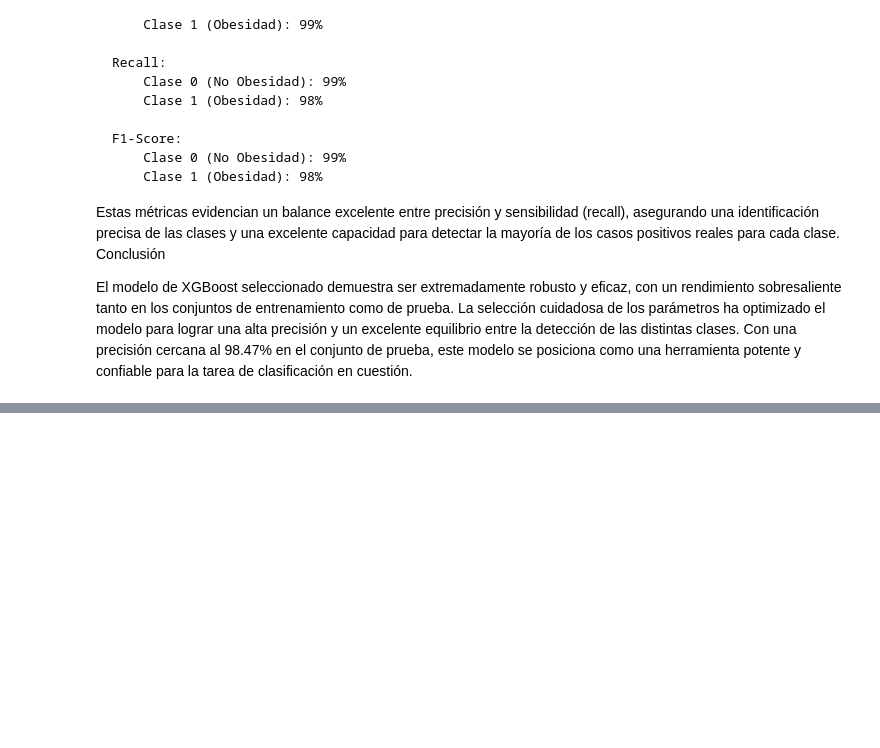
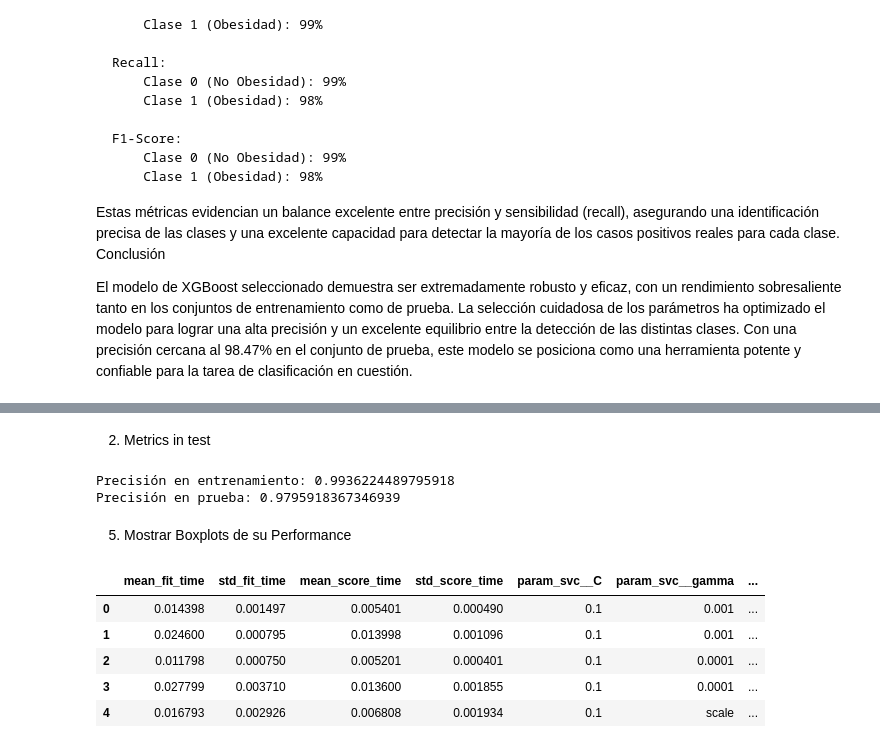
Before and after one commit to alejbormeg/MasterBigDataML-MachineLearningI, a Jupyter notebook: src/proyecto.ipynb, the cells around one changed output, grey strips where cells are left out. Cells and saved outputs as stored; diff of their text form; code cells hidden in the pictures; blank space fills up the shorter version.

```diff
--- a/src/proyecto.ipynb
+++ b/src/proyecto.ipynb
@@ -1503,0 +1498,29 @@ El modelo de XGBoost seleccionado demuestra ser extremadamente robusto y eficaz,
+# %%
+# Preprocesador
+preprocessor = ColumnTransformer(
+    transformers=[
+        ('num', StandardScaler(), numerical_columns),
+        ('cat', OneHotEncoder(), categorical_columns)
+    ]
+)
+
+# Pipeline con preprocesador y SVC
+pipeline = Pipeline([
+    ('preprocessor', preprocessor),
+    ('svc', SVC(random_state=42))
+])
+
+# Espacio de parámetros para GridSearchCV
+param_grid = {
+    'svc__C': [0.1, 1, 10, 100],  # Valores comunes para C
+    'svc__kernel': ['linear', 'rbf'],  # Kernels a probar
+    'svc__gamma': [0.001, 0.0001, 'scale', 'auto']  # Solo relevante para kernel 'rbf'
+}
+
+# Aplicar GridSearchCV con validación cruzada
+grid_search = GridSearchCV(pipeline, param_grid, cv=5, scoring='accuracy', verbose=10)
+grid_search.fit(X_train, y_train)  # Asegúrate de haber definido X_train y y_train
+
+# Mejores parámetros y mejor puntuación
+print("Mejores parámetros:", grid_search.best_params_)
+print("Mejor puntuación de validación cruzada:", grid_search.best_score_)
@@ -1503,0 +1545,30 @@ El modelo de XGBoost seleccionado demuestra ser extremadamente robusto y eficaz,
+# %% [markdown]
+2. Metrics in test
+# %%
+# Mejor modelo
+best_svm = grid_search.best_estimator_
+
+# Predicciones y evaluación
+y_pred_train = best_svm.predict(X_train)
+y_pred_test = best_svm.predict(X_test)
+accuracy_train = accuracy_score(y_train, y_pred_train)
+accuracy_test = accuracy_score(y_test, y_pred_test)
+
+print(f'Precisión en entrenamiento: {accuracy_train}')
+print(f'Precisión en prueba: {accuracy_test}')
+# %% [output]
+Precisión en entrenamiento: 0.9936224489795918
+Precisión en prueba: 0.9795918367346939
+# %% [markdown]
+5. Mostrar Boxplots de su Performance
+# %%
+# Obtener resultados del grid search
+results = pd.DataFrame(grid_search.cv_results_)
+results.head()
+# %% [output]
+|  | mean_fit_time | std_fit_time | mean_score_time | std_score_time | param_svc__C | param_svc__gamma | ... |
+| 0 | 0.014398 | 0.001497 | 0.005401 | 0.000490 | 0.1 | 0.001 | ... |
+| 1 | 0.024600 | 0.000795 | 0.013998 | 0.001096 | 0.1 | 0.001 | ... |
+| 2 | 0.011798 | 0.000750 | 0.005201 | 0.000401 | 0.1 | 0.0001 | ... |
+| 3 | 0.027799 | 0.003710 | 0.013600 | 0.001855 | 0.1 | 0.0001 | ... |
+| 4 | 0.016793 | 0.002926 | 0.006808 | 0.001934 | 0.1 | scale | ... |
```
Also changed, not shown: parts of 20 cells of this notebook.
